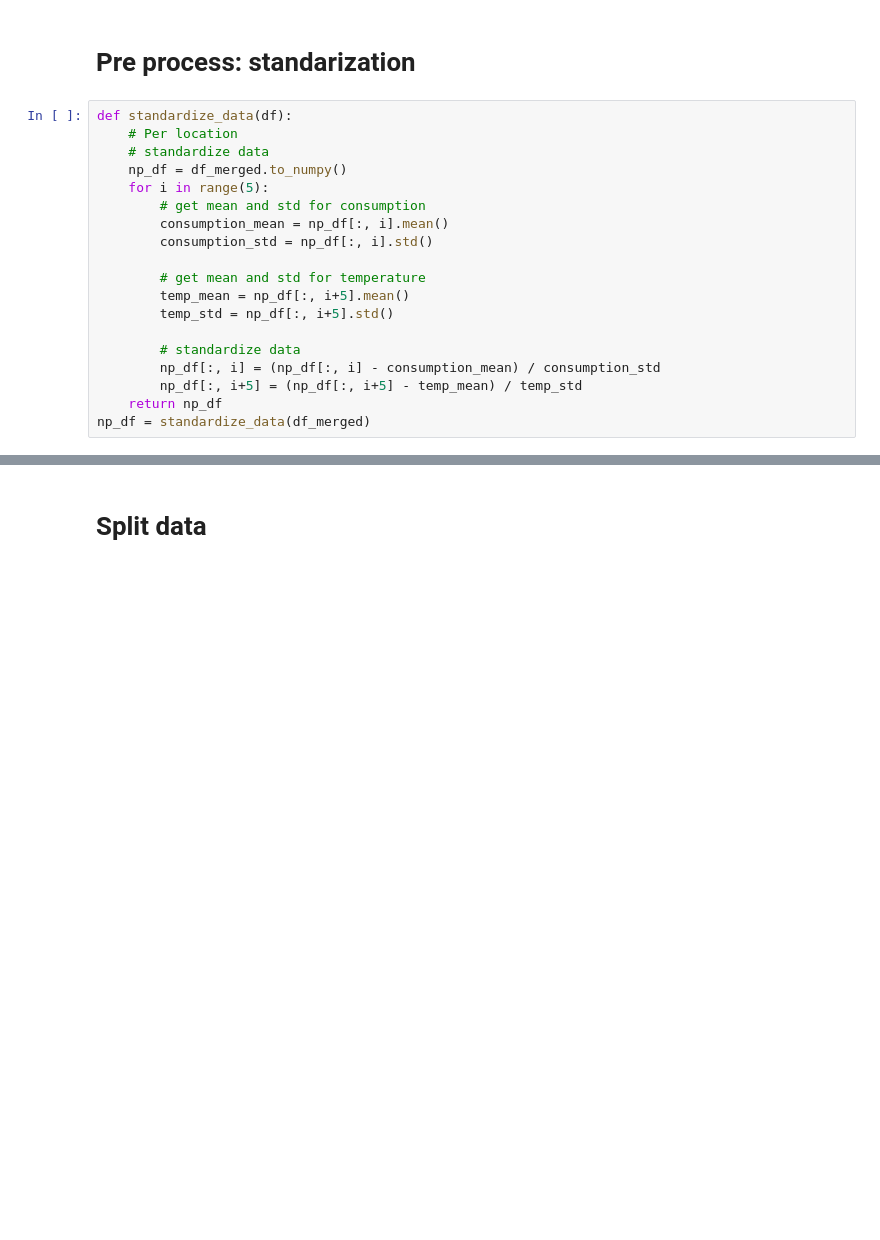
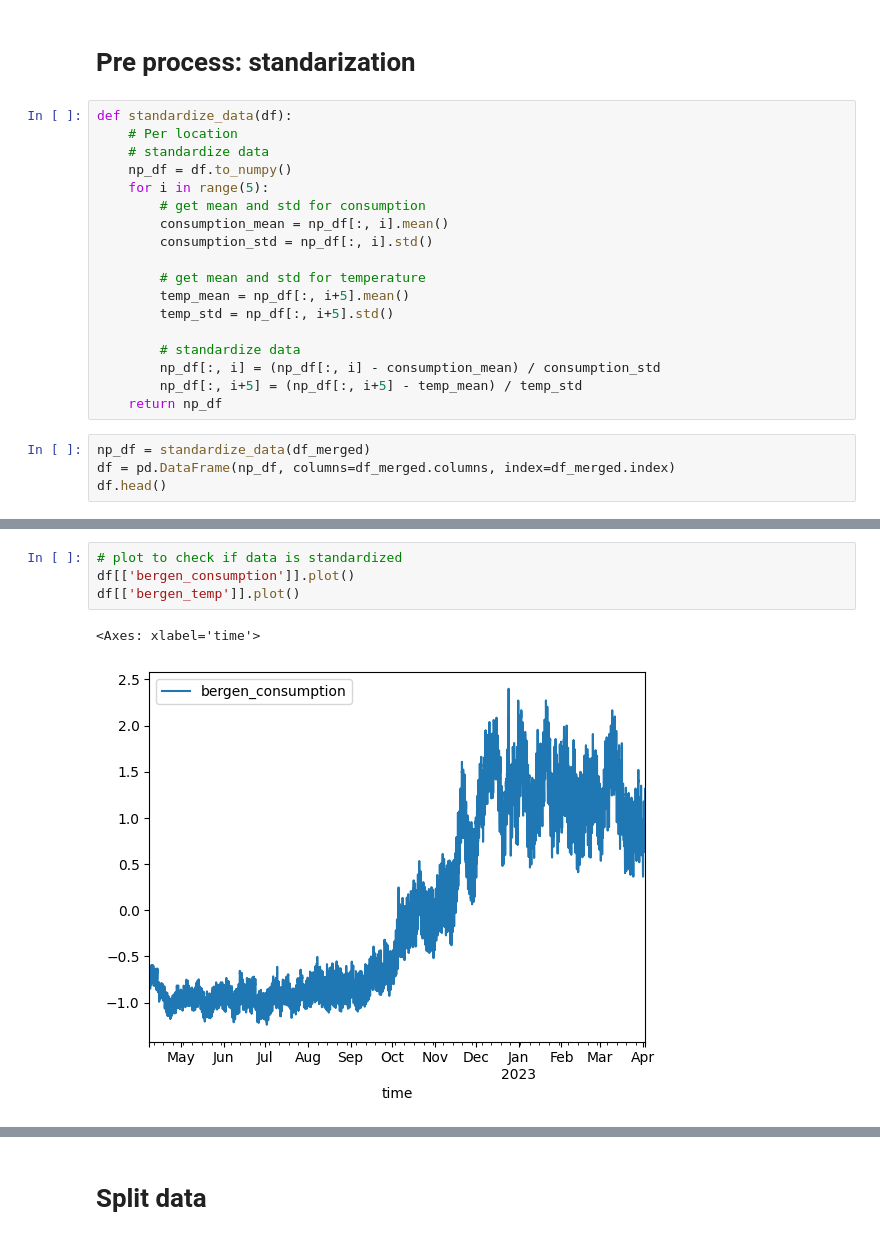
Before and after one commit to SigmaDerivative/energy-consumption-forecast, a Jupyter notebook: analysis.ipynb, the cells around one changed output, grey strips where cells are left out. Cells and saved outputs as stored; diff of their text form; blank space fills up the shorter version.

```diff
--- a/analysis.ipynb
+++ b/analysis.ipynb
@@ -120,7 +120,7 @@ df_merged.head()
 def standardize_data(df):
     # Per location
     # standardize data
-    np_df = df_merged.to_numpy()
+    np_df = df.to_numpy()
     for i in range(5):
         # get mean and std for consumption
         consumption_mean = np_df[:, i].mean()
@@ -134,4 +134,7 @@ def standardize_data(df):
         np_df[:, i] = (np_df[:, i] - consumption_mean) / consumption_std
         np_df[:, i+5] = (np_df[:, i+5] - temp_mean) / temp_std
     return np_df
-np_df = standardize_data(df_merged)
+# %%
+np_df = standardize_data(df_merged)
+df = pd.DataFrame(np_df, columns=df_merged.columns, index=df_merged.index)
+df.head()
@@ -137,0 +149,7 @@ np_df = standardize_data(df_merged)
+# %%
+# plot to check if data is standardized
+df[['bergen_consumption']].plot()
+df[['bergen_temp']].plot()
+# %% [output]
+<Axes: xlabel='time'>
+[figure, added]
```
Also changed, not shown: parts of 22 cells of this notebook.
